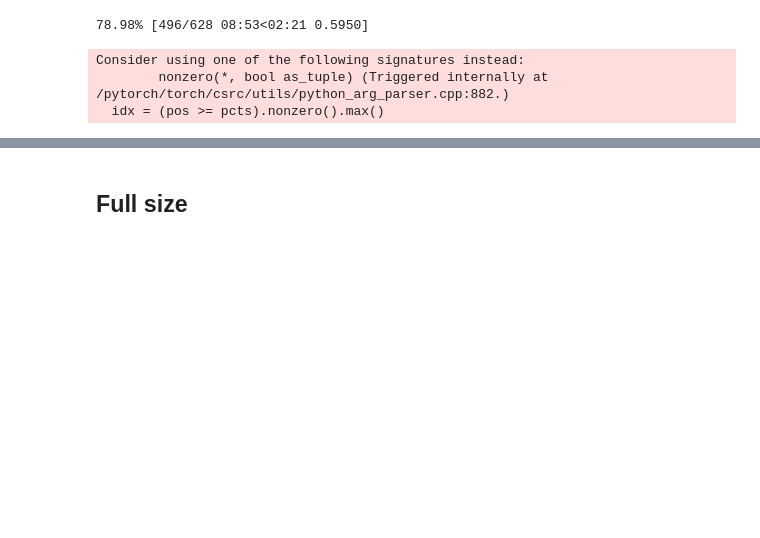
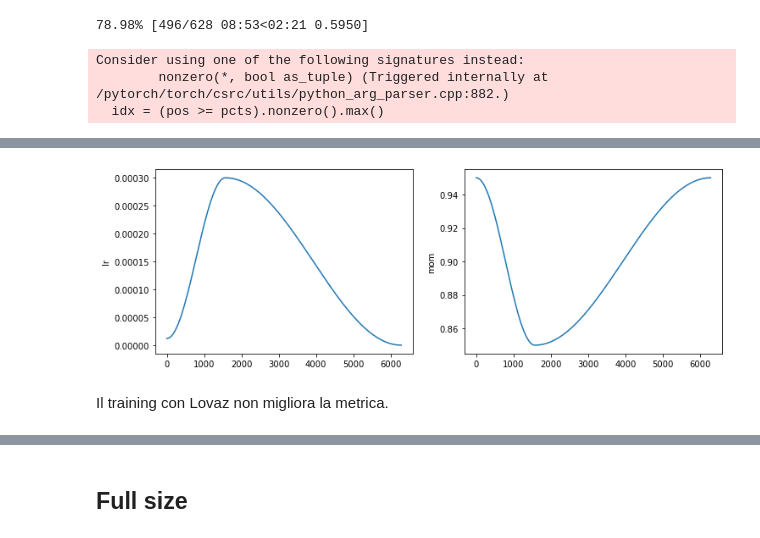
Before and after one commit to marcomatteo/steel_segmentation, a Jupyter notebook: training_nbs/FastAI-UNET-XResNeXt.ipynb, the cells around one changed output, grey strips where cells are left out. Saved outputs shown, nothing was run; the diff lists cells and outputs as text; code cells hidden in the pictures; blank space fills up the shorter version.

```diff
--- a/training_notebooks/FastAI-UNET-XResNeXt.ipynb
+++ b/training_nbs/FastAI-UNET-XResNeXt.ipynb
@@ -232,0 +236,6 @@ segmentation_learner.recorder.plot_losses()
+# %%
+segmentation_learner.recorder.plot_sched()
+# %% [output]
+[figure, added]
+# %% [markdown]
+Il training con Lovaz non migliora la metrica.
```
Also changed, not shown: parts of 5 cells of this notebook, 26 other files.
